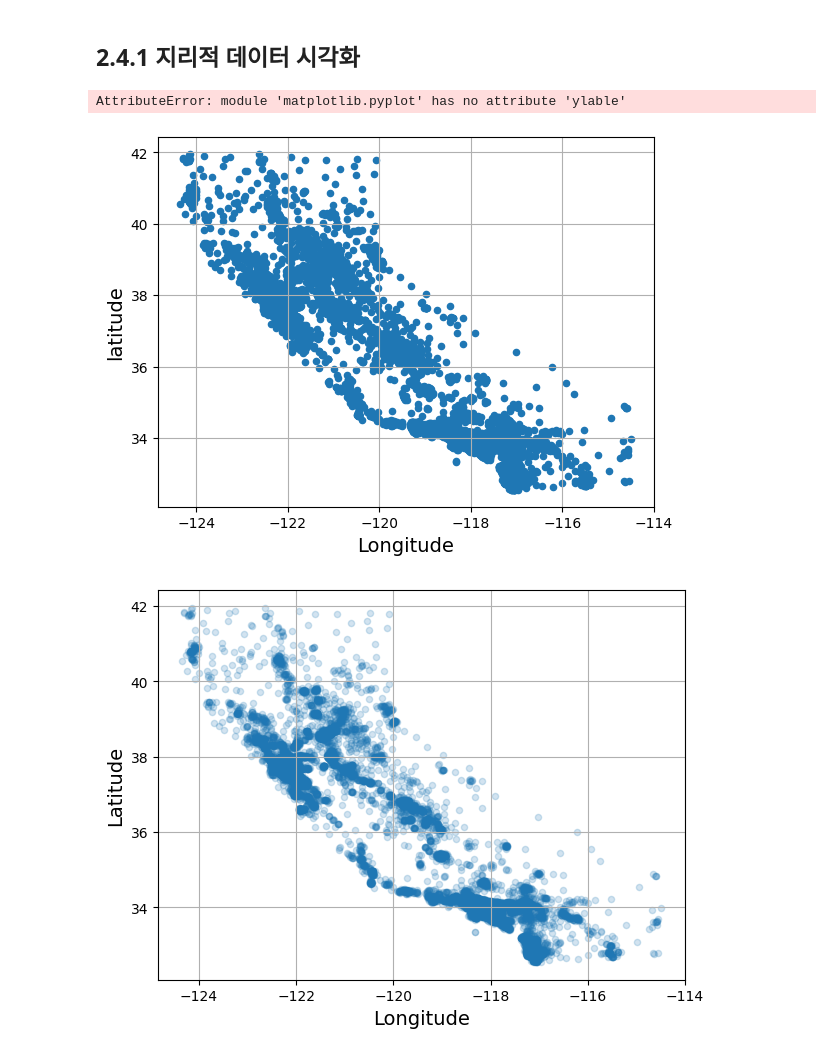
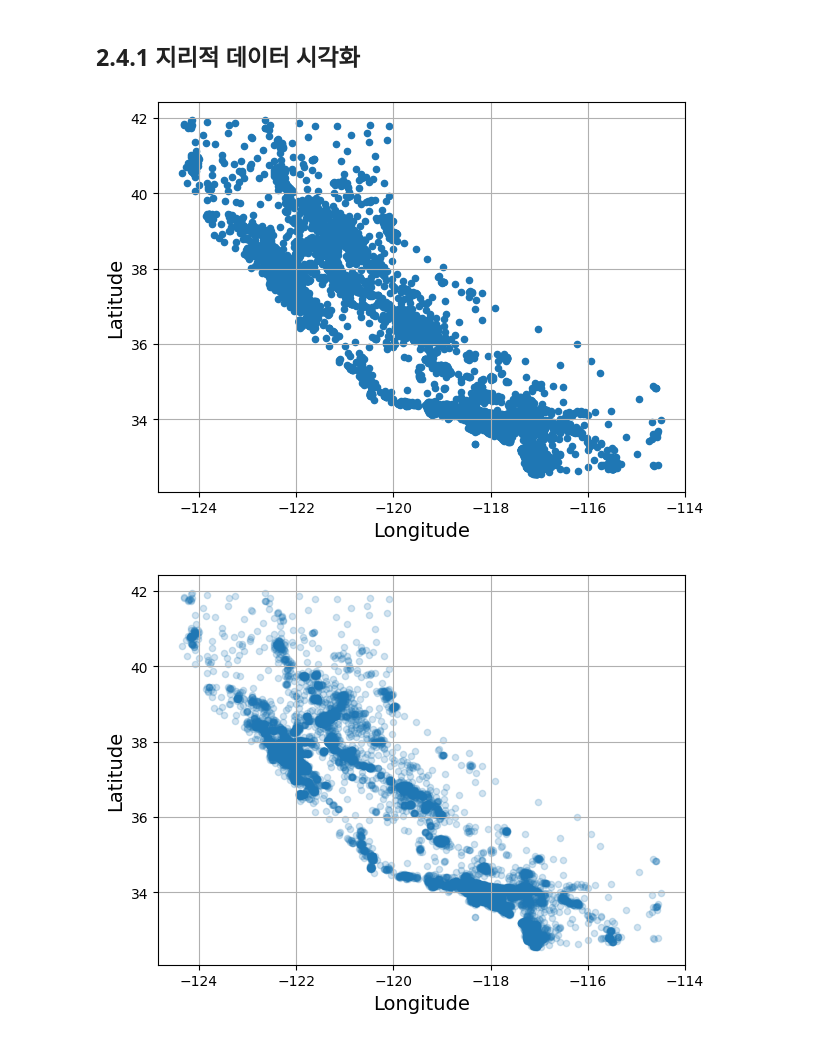
Before and after one commit to aaronkr-classroom/2-end-to-end-ml-pm-Terakawa91, a Jupyter notebook: 02_end_to_end_machine_learning_project.ipynb, the cells around one changed output. Cells and saved outputs as stored; diff of their text form; code cells hidden in the pictures.

```diff
--- a/02_end_to_end_machine_learning_project.ipynb
+++ b/02_end_to_end_machine_learning_project.ipynb
@@ -326,13 +327,12 @@ housing = strat_train_set.copy()
 # %%
 # bad_visualization_plot
 housing.plot(kind="scatter", x='longitude', y='latitude', grid = True)
 plt.xlabel("Longitude")
-plt.ylable("Latitude")
+plt.ylabel("Latitude")
 save_fig("bad_visualization_plot")  # extra code
 plt.show()
 # %% [output]
-AttributeError: module 'matplotlib.pyplot' has no attribute 'ylable'
-[figure, old version]
+[figure, new version]
 # %%
 # better_visualization_plot
 housing.plot(kind="scatter", x='longitude', y='latitude', grid = True, alpha=0.2)
```
Also changed, not shown: parts of 50 cells of this notebook, 3 other files.
